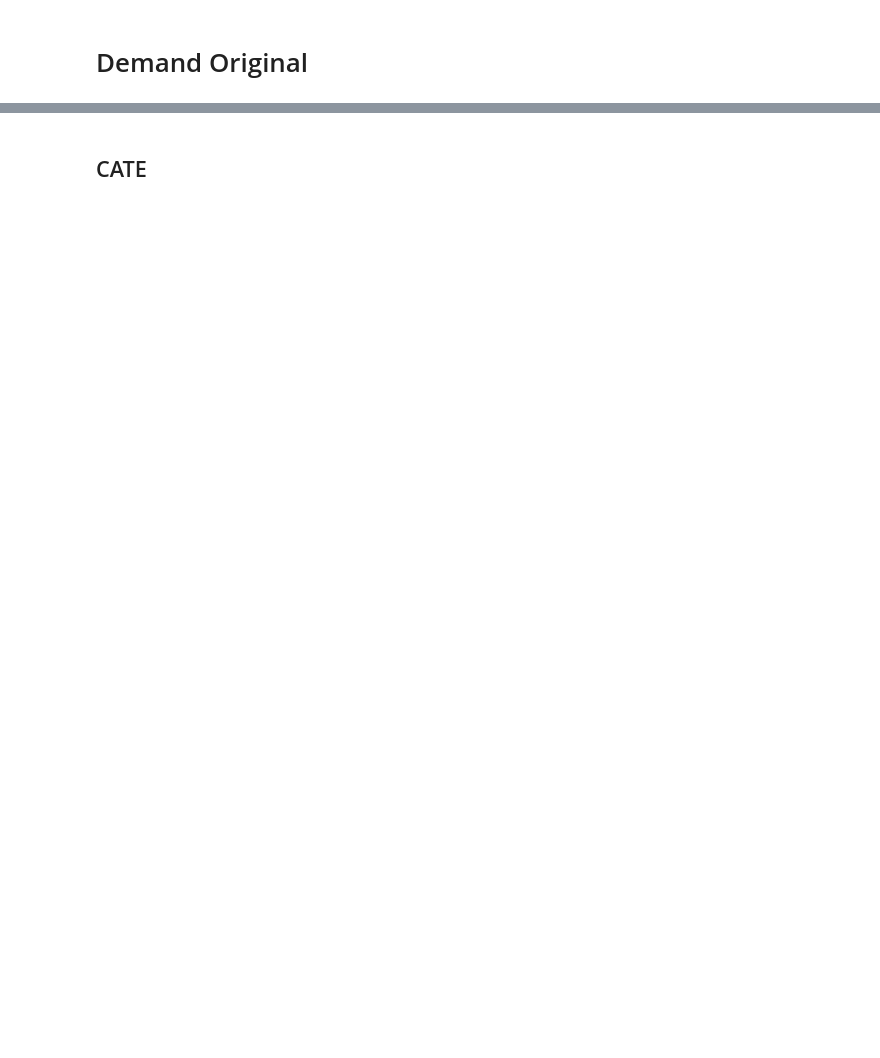
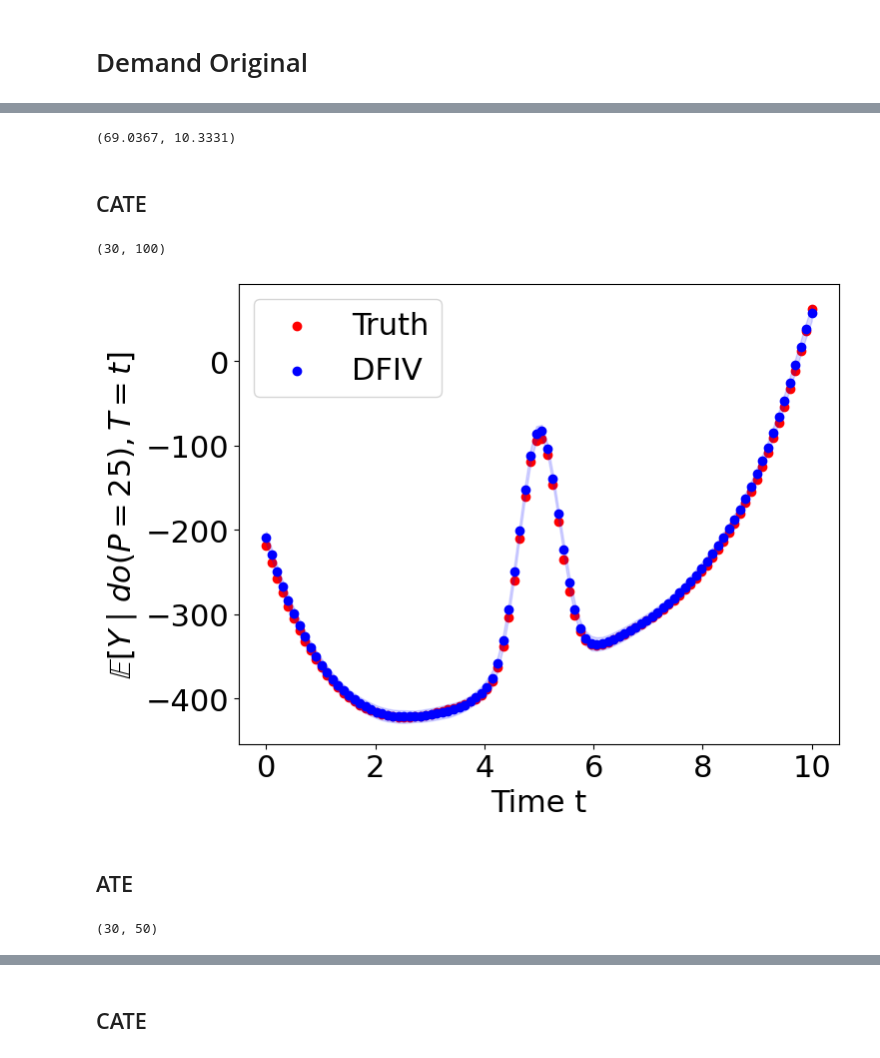
Before and after one commit to Jasmineqy0/DeepFeatureIV, a Jupyter notebook: viz/1. Demand.ipynb, the cells around one changed output, grey strips where cells are left out. Saved outputs shown, nothing was run; the diff lists cells and outputs as text; code cells hidden in the pictures; blank space fills up the shorter version.

```diff
--- a/viz/1. Demand.ipynb
+++ b/viz/1. Demand.ipynb
@@ -75,0 +174,5 @@ fig.write_image("images/demand_original.pdf")
+# %%
+min_test_loss = result_df['summary'].apply(lambda x: x['min_test_loss']).tolist()
+np.mean(min_test_loss).round(4), np.std(min_test_loss).round(4)
+# %% [output]
+(69.0367, 10.3331)
@@ -75,0 +183,2 @@ fig.write_image("images/demand_original.pdf")
+# %% [markdown]
+## CATE
@@ -75,0 +203,28 @@ fig.write_image("images/demand_original.pdf")
+# %%
+pred_demands = []
+
+for id in tqdm(result_df['id'], position=0, leave=True, desc='model'):
+    run_path = f'{entity}/{project}/{id}'
+    dfiv_model = load_dfiv_model(run_path)
+
+    emotions = np.repeat(emotion_range.reshape(-1, 1), num_point, axis=0)
+    prices = np.tile(price[:, np.newaxis], (len(emotion_range), 1))
+    times = np.tile(time[:, np.newaxis], (len(emotion_range), 1))
+    covariates = np.c_[times, emotions]
+
+    tmp_demands = predict_dfiv_model(dfiv_model, prices, covariates).reshape(-1, num_point)
+
+    mean_demand = tmp_demands.mean(axis=0).reshape(1, -1)
+    pred_demands.append(mean_demand)
+
+pred_demands = np.vstack(pred_demands)
+print(pred_demands.shape)
+# %% [output]
+(30, 100)
+# %%
+mean_pred_demand = np.mean(pred_demands, axis=0)
+min_pred_demand = np.min(pred_demands, axis=0)
+max_pred_demand = np.max(pred_demands, axis=0)
+std_pred_demand = np.std(pred_demands, axis=0)
+error_min_pred_demand = mean_pred_demand - min_pred_demand
+error_max_pred_demand = max_pred_demand - mean_pred_demand
@@ -75,0 +233,20 @@ fig.write_image("images/demand_original.pdf")
+# %%
+fig, ax = plt.subplots(figsize=(8, 6))
+# fig.set_figheight(5)
+# fig.set_figwidth(8)
+time = time.squeeze()
+l1 = ax.scatter(time, true_demand, color='r', label='Truth')
+l2 = ax.scatter(time, mean_pred_demand, color='b', label='DFIV')
+# l3 = ax.scatter(time, pred_demand_best, color='orange', label='DFIV')
+ax.legend()
+
+ax.set_xlabel('Time t')
+ax.set_ylabel('$\mathbb{E}[Y\mid do(P=25), T=t]$')
+# plt.fill_between(time, mean_pred_demand-error_min_pred_demand, mean_pred_demand+error_max_pred_demand, alpha=0.15, color='b')
+plt.fill_between(time, mean_pred_demand-std_pred_demand, mean_pred_demand+std_pred_demand, alpha=0.15, color='b')
+plt.savefig("images/CATE_demand_original.pdf")
+plt.show()
+# %% [output]
+[figure, added]
+# %% [markdown]
+## ATE
@@ -75,0 +304,4 @@ fig.write_image("images/demand_original.pdf")
+# %%
+pred_demands.shape
+# %% [output]
+(30, 50)
```
Also changed, not shown: parts of 68 cells of this notebook, 16 other files.
